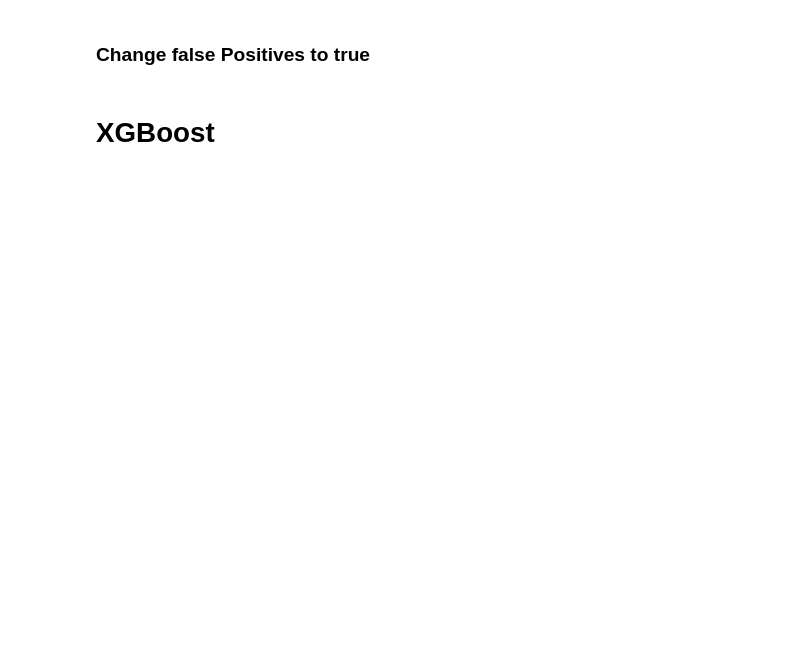
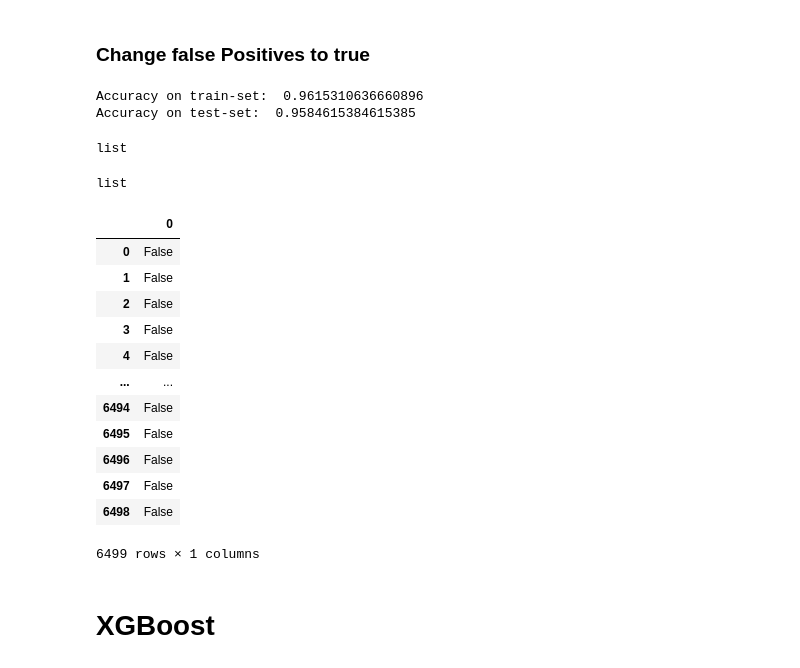
Before and after one commit to tobiasaurer/mushroom-classifier, a Jupyter notebook: mushrooms.ipynb, the cells around one changed output. Saved outputs shown, nothing was run; the diff lists cells and outputs as text; code cells hidden in the pictures; blank space fills up the shorter version.

```diff
--- a/mushrooms.ipynb
+++ b/mushrooms.ipynb
@@ -104,6 +104,10 @@ preprocessor = ColumnTransformer(
 # Split in features and target
 X = mushrooms_train.drop(['poisonous'], axis=1)
 y = mushrooms_train['poisonous']
+
+# copy for manual false Positives Tuning
+X_2 = X
+y_2 = y
 # %%
 # Preprocess train data
 X.drop('Id', axis=1, inplace = True)
@@ -208,0 +245,35 @@ y_pred_test = gridsearch_result.predict(X_test)
+# %%
+random_forest_pipe.fit(X_train_2, y_train_2)
+
+y_pred_train_2 = random_forest_pipe.predict(X_train_2)
+y_pred_test_2 = random_forest_pipe.predict(X_test_2)
+
+print('Accuracy on train-set: ', accuracy_score(y_true = y_train_2, y_pred = y_pred_train_2))
+print('Accuracy on test-set: ', accuracy_score(y_true = y_test_2, y_pred = y_pred_test_2))
+# %% [output]
+Accuracy on train-set:  0.9615310636660896
+Accuracy on test-set:  0.9584615384615385
+# %%
+type(indices)
+# %% [output]
+list
+# %%
+type(list(pd.DataFrame(y_2).index))
+# %% [output]
+list
+# %%
+pd.DataFrame(np.isin(list(pd.DataFrame(y_2).index), indices))
+# %% [output]
+|  | 0 |
+| 0 | False |
+| 1 | False |
+| 2 | False |
+| 3 | False |
+| 4 | False |
+| ... | ... |
+| 6494 | False |
+| 6495 | False |
+| 6496 | False |
+| 6497 | False |
+| 6498 | False |
+6499 rows × 1 columns
```
Also changed, not shown: parts of 9 cells of this notebook.
